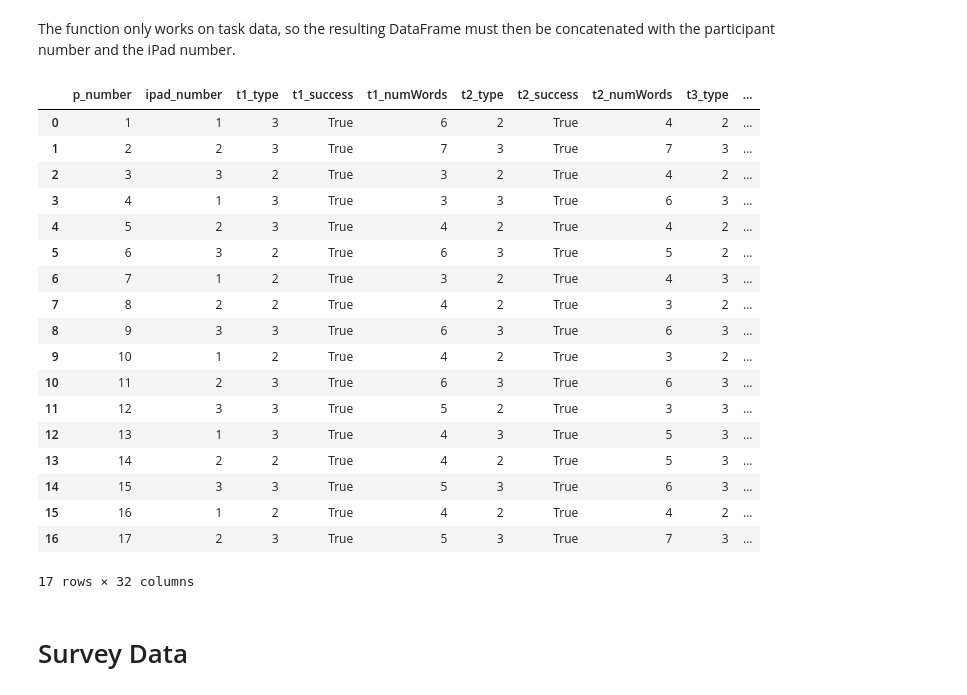
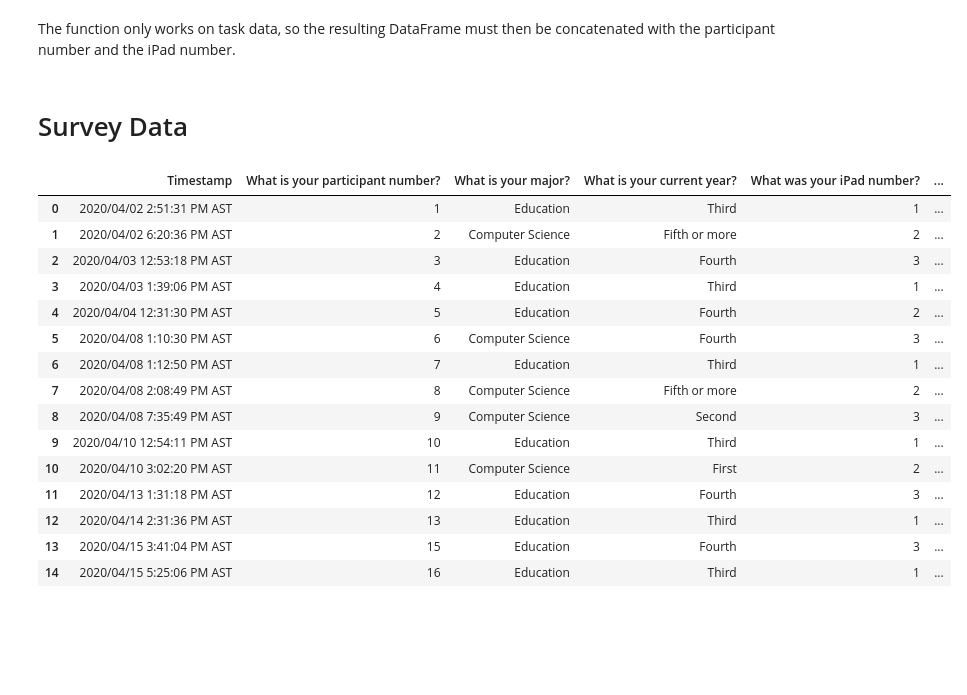
Before and after one commit to BladeF/Thesis-Data-Analysis, a Jupyter notebook: notebooks/data_cleaning.ipynb, the cells around one changed output. Cells and saved outputs as stored; diff of their text form; code cells hidden in the pictures; blank space fills up the shorter version.

```diff
--- a/notebooks/data_cleaning.ipynb
+++ b/notebooks/data_cleaning.ipynb
@@ -142,25 +142,3 @@ The function only works on task data, so the resulting DataFrame must then be co
 new_df = print_vals(df[["t1","t2","t3","t4","t5","t6","t7","t8","t9","t10"]])
 frames = [df[["p_number", "ipad_number"]], new_df]
 clean_df = pd.concat(frames, axis=1)
-# %%
-clean_df
-# %% [output]
-|  | p_number | ipad_number | t1_type | t1_success | t1_numWords | t2_type | t2_success | t2_numWords | t3_type | ... |
-| 0 | 1 | 1 | 3 | True | 6 | 2 | True | 4 | 2 | ... |
-| 1 | 2 | 2 | 3 | True | 7 | 3 | True | 7 | 3 | ... |
-| 2 | 3 | 3 | 2 | True | 3 | 2 | True | 4 | 2 | ... |
-| 3 | 4 | 1 | 3 | True | 3 | 3 | True | 6 | 3 | ... |
-| 4 | 5 | 2 | 3 | True | 4 | 2 | True | 4 | 2 | ... |
-| 5 | 6 | 3 | 2 | True | 6 | 3 | True | 5 | 2 | ... |
-| 6 | 7 | 1 | 2 | True | 3 | 2 | True | 4 | 3 | ... |
-| 7 | 8 | 2 | 2 | True | 4 | 2 | True | 3 | 2 | ... |
-| 8 | 9 | 3 | 3 | True | 6 | 3 | True | 6 | 3 | ... |
-| 9 | 10 | 1 | 2 | True | 4 | 2 | True | 3 | 2 | ... |
-| 10 | 11 | 2 | 3 | True | 6 | 3 | True | 6 | 3 | ... |
-| 11 | 12 | 3 | 3 | True | 5 | 2 | True | 3 | 3 | ... |
-| 12 | 13 | 1 | 3 | True | 4 | 3 | True | 5 | 3 | ... |
-| 13 | 14 | 2 | 2 | True | 4 | 2 | True | 5 | 3 | ... |
-| 14 | 15 | 3 | 3 | True | 5 | 3 | True | 6 | 3 | ... |
-| 15 | 16 | 1 | 2 | True | 4 | 2 | True | 4 | 2 | ... |
-| 16 | 17 | 2 | 3 | True | 5 | 3 | True | 7 | 3 | ... |
-17 rows × 32 columns
@@ -167,2 +147,23 @@ clean_df
 # %% [markdown]
 # Survey Data #
+# %%
+df = pd.read_csv("../data/raw/sample_survey_responses.csv")
+
+df
+# %% [output]
+|  | Timestamp | What is your participant number? | What is your major? | What is your current year? | What was your iPad number? | ... |
+| 0 | 2020/04/02 2:51:31 PM AST | 1 | Education | Third | 1 | ... |
+| 1 | 2020/04/02 6:20:36 PM AST | 2 | Computer Science | Fifth or more | 2 | ... |
+| 2 | 2020/04/03 12:53:18 PM AST | 3 | Education | Fourth | 3 | ... |
+| 3 | 2020/04/03 1:39:06 PM AST | 4 | Education | Third | 1 | ... |
+| 4 | 2020/04/04 12:31:30 PM AST | 5 | Education | Fourth | 2 | ... |
+| 5 | 2020/04/08 1:10:30 PM AST | 6 | Computer Science | Fourth | 3 | ... |
+| 6 | 2020/04/08 1:12:50 PM AST | 7 | Education | Third | 1 | ... |
+| 7 | 2020/04/08 2:08:49 PM AST | 8 | Computer Science | Fifth or more | 2 | ... |
+| 8 | 2020/04/08 7:35:49 PM AST | 9 | Computer Science | Second | 3 | ... |
+| 9 | 2020/04/10 12:54:11 PM AST | 10 | Education | Third | 1 | ... |
+| 10 | 2020/04/10 3:02:20 PM AST | 11 | Computer Science | First | 2 | ... |
+| 11 | 2020/04/13 1:31:18 PM AST | 12 | Education | Fourth | 3 | ... |
+| 12 | 2020/04/14 2:31:36 PM AST | 13 | Education | Third | 1 | ... |
+| 13 | 2020/04/15 3:41:04 PM AST | 15 | Education | Fourth | 3 | ... |
+| 14 | 2020/04/15 5:25:06 PM AST | 16 | Education | Third | 1 | ... |
```
Also changed, not shown: parts of 3 cells of this notebook, 2 other files.
